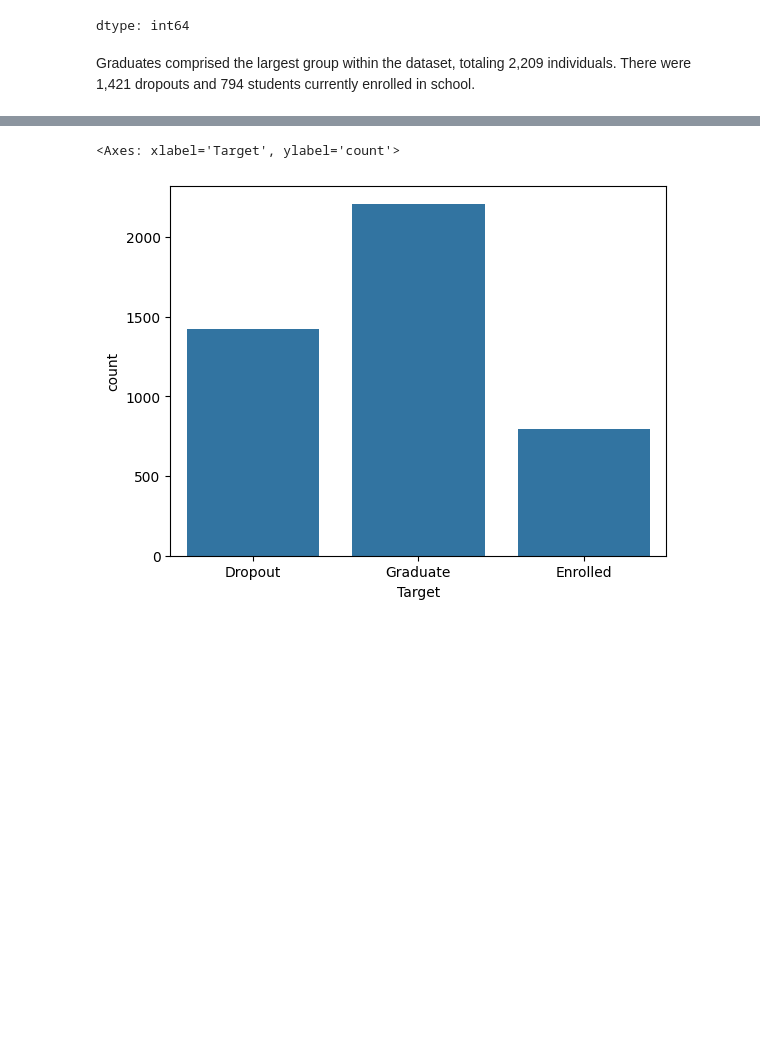
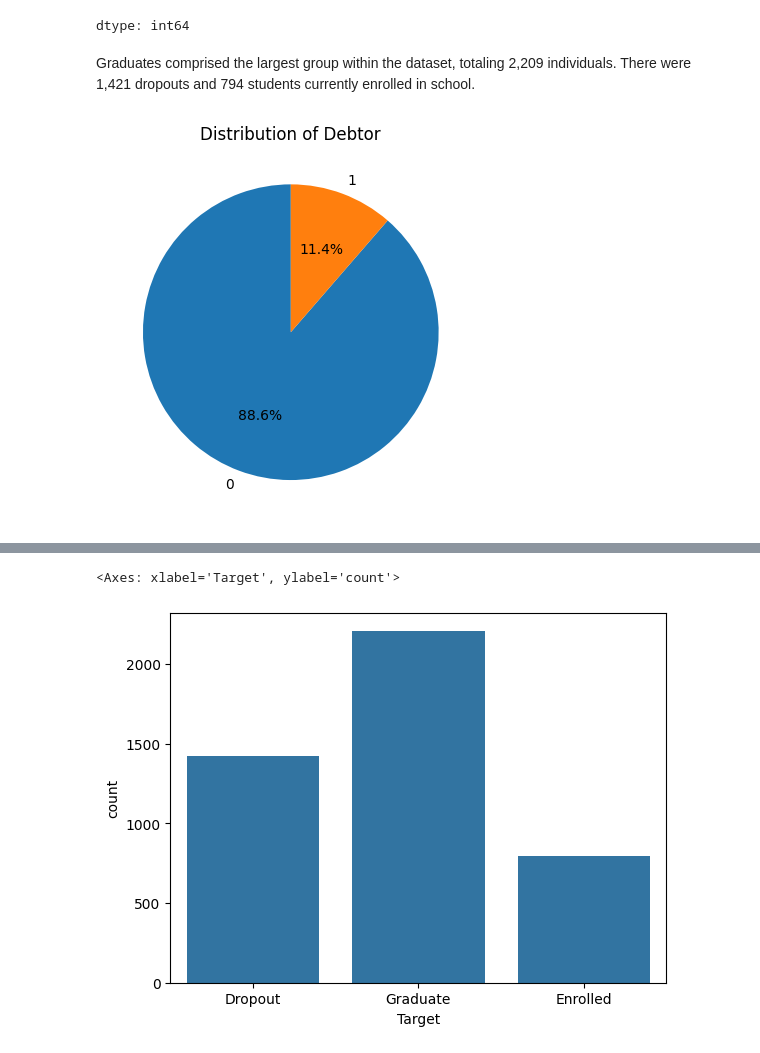
Before and after one commit to Soloskey1/Student-Dropout-and-Success-Prediction-, a Jupyter notebook: Student_Droput_and_Success_EDA.ipynb, the cells around one changed output, grey strips where cells are left out. Drawn from its saved outputs; the diff is of its cells as text; code cells hidden in the pictures; blank space fills up the shorter version.

```diff
--- a/Student_Droput_and_Success_EDA.ipynb
+++ b/Student_Droput_and_Success_EDA.ipynb
@@ -123,3 +125,18 @@ data['Target'].value_counts()
 dtype: int64
 # %% [markdown]
 Graduates comprised the largest group within the dataset, totaling 2,209 individuals. There were 1,421 dropouts and 794 students currently enrolled in school.
+# %%
+# Count the occurrences of each category in 'Debtor'
+debtor_counts = data['Debtor'].value_counts()
+
+# Create the pie chart with labels
+debtor_counts.plot(kind='pie',
+                   labels=debtor_counts.index,  # Use category names as labels
+                   autopct='%1.1f%%',  # Display percentages with 1 decimal place
+                   startangle=90)  # Rotate the start angle for better visualization
+
+plt.title('Distribution of Debtor')  # Add a title to the chart
+plt.ylabel('')  # Remove the default ylabel
+plt.show()
+# %% [output]
+[figure, added]
```
Also changed, not shown: parts of 3 cells of this notebook.
